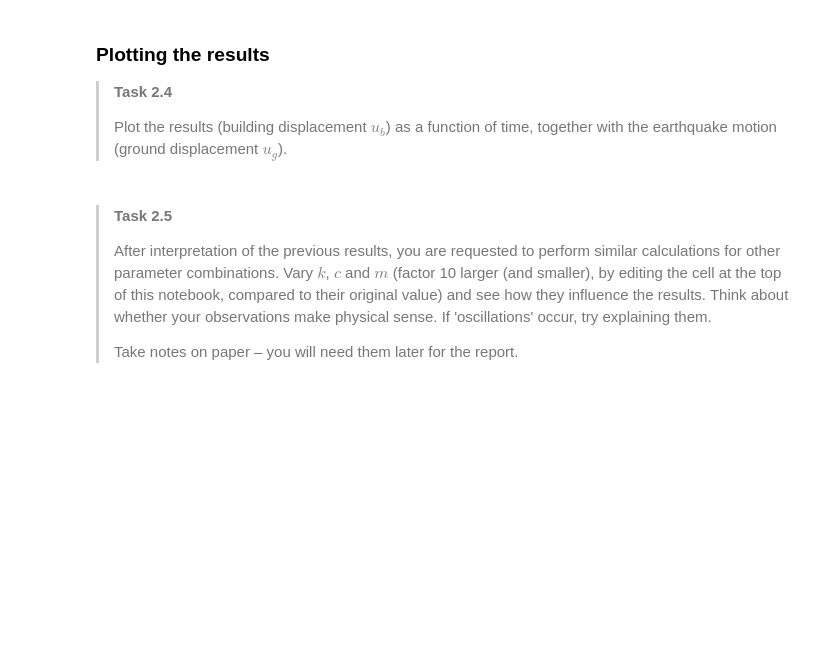
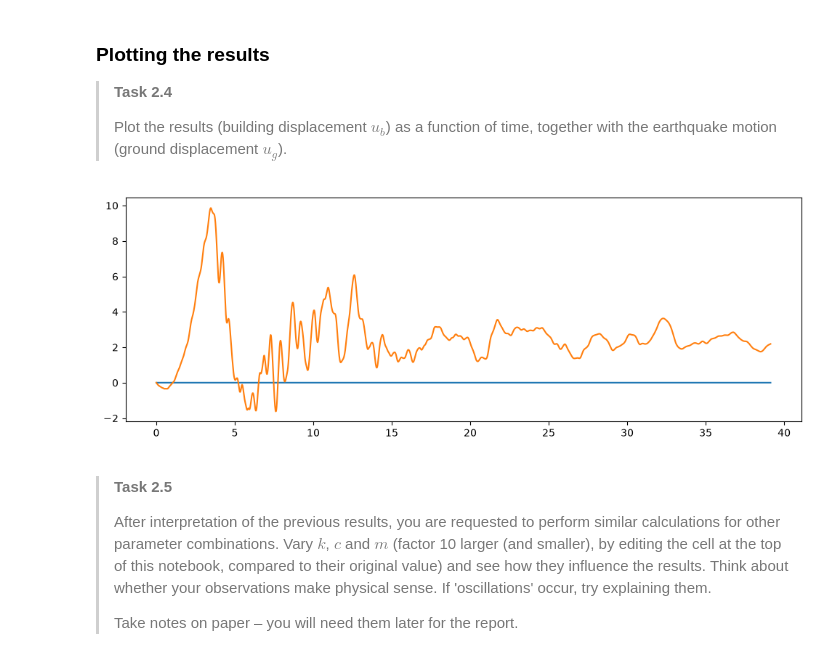
Before and after one commit to harm03/GA1.2-team1O, a Jupyter notebook: 1Ddynamics.ipynb, the cells around one changed output. Drawn from its saved outputs; the diff is of its cells as text; code cells hidden in the pictures; blank space fills up the shorter version.

```diff
--- a/1Ddynamics.ipynb
+++ b/1Ddynamics.ipynb
@@ -277,9 +298,11 @@ print("All tests passed!")
 ></div>
 # %%
 plt.figure(figsize=(12, 4))
-### YOUR CODE HERE ###
-### YOUR CODE HERE ###
+plt.plot(t, ub)
+plt.plot(t, ug)
 plt.show()
+# %% [output]
+[figure, added]
 # %% [markdown]
 ><p>
 >
```
Also changed, not shown: parts of 7 cells of this notebook.
